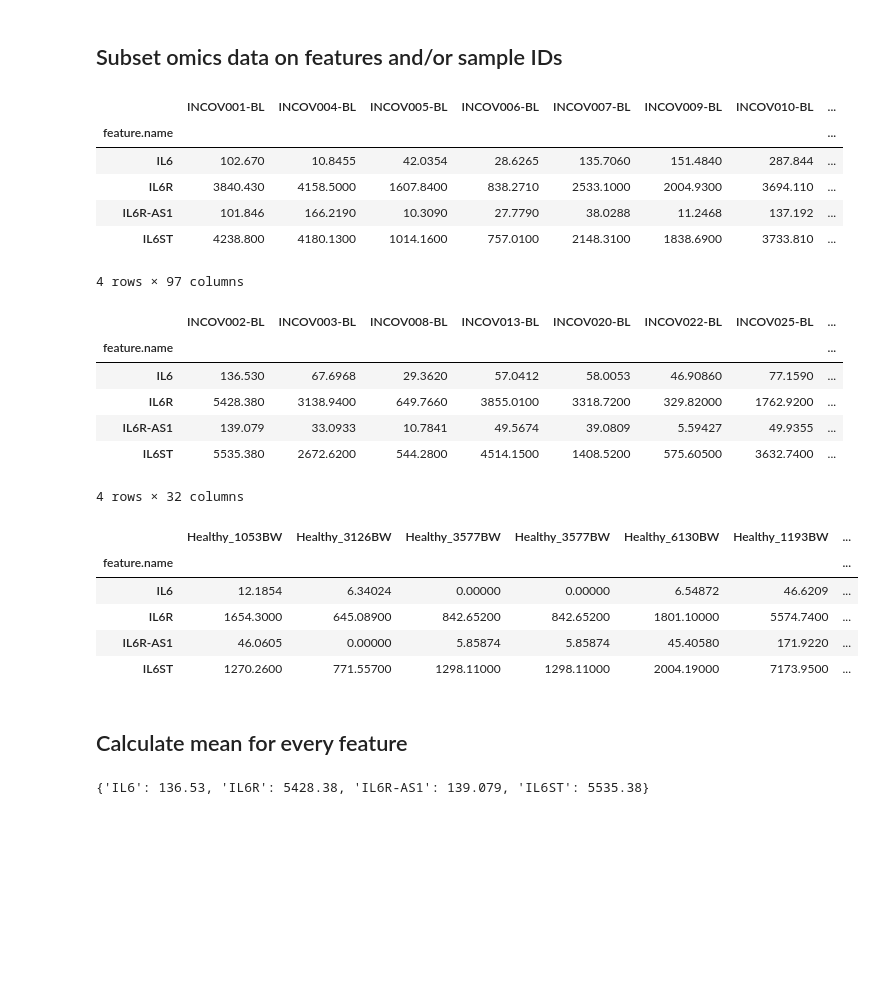
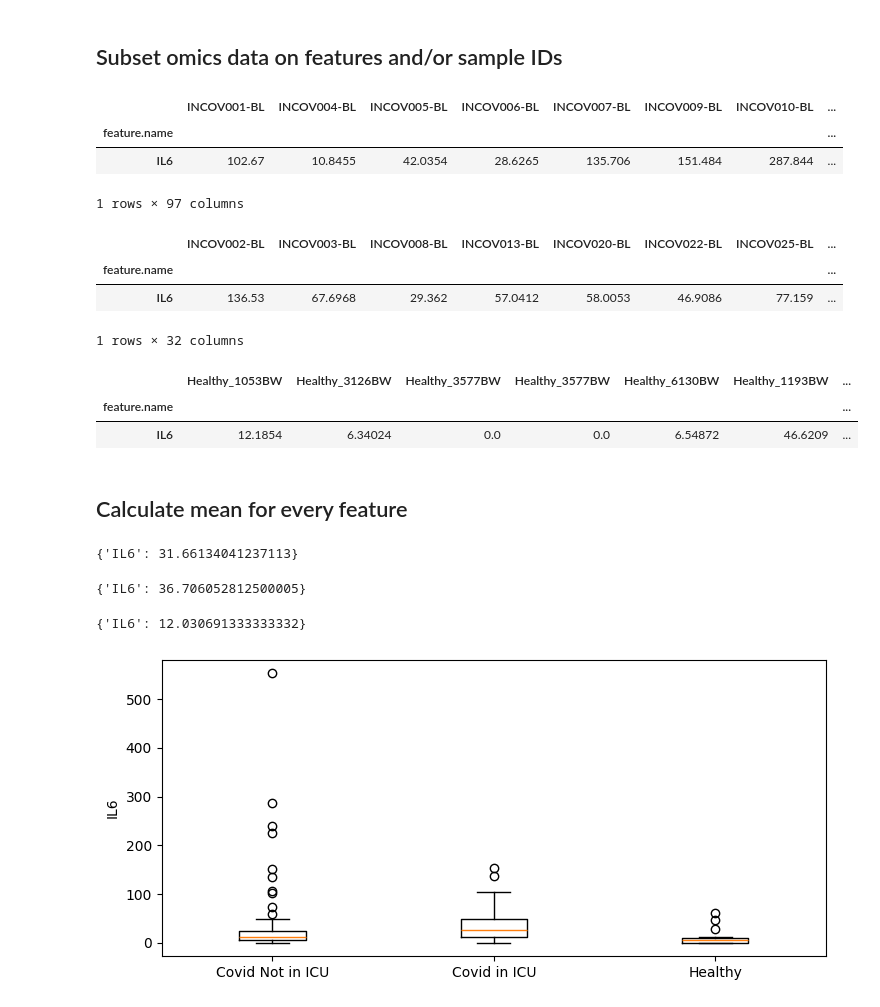
Before and after one commit to Xomics/TWOCdemonstrator, a Jupyter notebook: tools/python_read_omics/IL6.ipynb, the cells around one changed output. Cells and saved outputs as stored; diff of their text form; code cells hidden in the pictures; blank space fills up the shorter version.

Commit message:
Update IL6.ipynb
box plot done

```diff
--- a/tools/python_read_omics/IL6.ipynb
+++ b/tools/python_read_omics/IL6.ipynb
@@ -94,32 +94,29 @@ create_feature_PID(transcriptomics_feature_metadata)
 # %% [markdown]
 ## Subset omics data on features and/or sample IDs
 # %%
-features_list = ['IL6', 'IL6R', 'IL6R-AS1','IL6ST']
+features_list = ['IL6'] #, 'IL6R', 'IL6R-AS1','IL6ST']
 
 #SampleID_CoviNonICU, only -BL, not -AC
 sample_list = ["INCOV001-BL", "INCOV004-BL", "INCOV005-BL",  "INCOV006-BL", "INCOV007-BL",  "INCOV009-BL",  "INCOV010-BL", "INCOV011-BL",  "INCOV012-BL", "INCOV014-BL", "INCOV015-BL", "INCOV016-BL",  "INCOV017-BL", "INCOV018-BL", "INCOV019-BL", "INCOV023-BL",  "INCOV024-BL",  "INCOV027-BL", "INCOV028-BL",
                "INCOV030-BL", "INCOV033-BL", "INCOV034-BL", "INCOV036-BL", "INCOV039-BL", "INCOV040-BL", "INCOV041-BL", "INCOV042-BL", "INCOV043-BL",
                "INCOV044-BL", "INCOV045-BL", "INCOV049-BL", "INCOV050-BL", "INCOV052-BL", "INCOV056-BL", "INCOV057-BL", "INCOV058-BL", "INCOV059-BL",
              "INCOV060-BL", "INCOV061-BL", "INCOV062-BL", "INCOV063-BL", "INCOV066-BL", "INCOV067-BL", "INCOV068-BL", "INCOV069-BL", "INCOV073-BL",
                "INCOV074-BL", "INCOV076-BL", "INCOV077-BL", "INCOV078-BL", "INCOV079-BL", "INCOV081-BL", "INCOV082-BL", "INCOV083-BL", "INCOV088-BL", "INCOV090-BL", "INCOV091-BL",
              "INCOV092-BL", "INCOV093-BL",  "INCOV094-BL", "INCOV097-BL", "INCOV098-BL",  "INCOV100-BL", "INCOV101-BL", "INCOV102-BL", "INCOV103-BL",
                "INCOV104-BL", "INCOV105-BL", "INCOV107-BL", "INCOV108-BL", "INCOV109-BL", "INCOV110-BL", "INCOV112-BL", "INCOV113-BL", "INCOV114-BL",
                 "INCOV116-BL", "INCOV117-BL", "INCOV119-BL", "INCOV120-BL",  "INCOV121-BL",  "INCOV122-BL",  "INCOV123-BL", "INCOV124-BL", "INCOV125-BL",
                "INCOV126-BL",  "INCOV127-BL",  "INCOV128-BL", "INCOV129-BL", "INCOV131-BL",  "INCOV132-BL", "INCOV133-BL", "INCOV134-BL", "INCOV135-BL",
                 "INCOV136-BL", "INCOV141-BL",  "INCOV144-BL",  "INCOV145-BL"]
 
-df_subset = subset_omics_data(df, feature_list=features_list, sample_list=sample_list)
-df_subset
+df_subset_IL6_CovidNonICU = subset_omics_data(df, feature_list=features_list, sample_list=sample_list)
+df_subset_IL6_CovidNonICU
 # %% [output]
 |  | INCOV001-BL | INCOV004-BL | INCOV005-BL | INCOV006-BL | INCOV007-BL | INCOV009-BL | INCOV010-BL | ... |
 | feature.name |  |  |  |  |  |  |  | ... |
-| IL6 | 102.670 | 10.8455 | 42.0354 | 28.6265 | 135.7060 | 151.4840 | 287.844 | ... |
-| IL6R | 3840.430 | 4158.5000 | 1607.8400 | 838.2710 | 2533.1000 | 2004.9300 | 3694.110 | ... |
-| IL6R-AS1 | 101.846 | 166.2190 | 10.3090 | 27.7790 | 38.0288 | 11.2468 | 137.192 | ... |
-| IL6ST | 4238.800 | 4180.1300 | 1014.1600 | 757.0100 | 2148.3100 | 1838.6900 | 3733.810 | ... |
+| IL6 | 102.67 | 10.8455 | 42.0354 | 28.6265 | 135.706 | 151.484 | 287.844 | ... |
-4 rows × 97 columns
+1 rows × 97 columns
 # %%
-features_list = ['IL6', 'IL6R', 'IL6R-AS1','IL6ST']
+features_list = ['IL6'] #, 'IL6R', 'IL6R-AS1','IL6ST']
 
 #SampleID_CovidAndICU, only -BL, no -AB
 sample_list = ["INCOV002-BL","INCOV003-BL","INCOV008-BL","INCOV013-BL","INCOV020-BL","INCOV022-BL","INCOV025-BL","INCOV026-BL",
@@ -131,34 +128,36 @@ sample_list = ["INCOV002-BL","INCOV003-BL","INCOV008-BL","INCOV013-BL","INCOV020
 #,"INCOV035-AC" ,"INCOV047-AC","INCOV051-AC" ,"INCOV053-AC","INCOV070-AC","INCOV071-AC","INCOV072-AC","INCOV075-AC","INCOV080-AC","INCOV086-AC","INCOV087-AC","INCOV096-AC"
 #,"INCOV106-AC","INCOV111-AC","INCOV115-AC","INCOV130-AC","INCOV137-AC" ,"INCOV142-AC"]
 
-df_subset = subset_omics_data(df, feature_list=features_list, sample_list=sample_list)
-df_subset
+df_subset_CovidICU = subset_omics_data(df, feature_list=features_list, sample_list=sample_list)
+df_subset_CovidICU
 # %% [output]
 |  | INCOV002-BL | INCOV003-BL | INCOV008-BL | INCOV013-BL | INCOV020-BL | INCOV022-BL | INCOV025-BL | ... |
 | feature.name |  |  |  |  |  |  |  | ... |
-| IL6 | 136.530 | 67.6968 | 29.3620 | 57.0412 | 58.0053 | 46.90860 | 77.1590 | ... |
-| IL6R | 5428.380 | 3138.9400 | 649.7660 | 3855.0100 | 3318.7200 | 329.82000 | 1762.9200 | ... |
-| IL6R-AS1 | 139.079 | 33.0933 | 10.7841 | 49.5674 | 39.0809 | 5.59427 | 49.9355 | ... |
-| IL6ST | 5535.380 | 2672.6200 | 544.2800 | 4514.1500 | 1408.5200 | 575.60500 | 3632.7400 | ... |
+| IL6 | 136.53 | 67.6968 | 29.362 | 57.0412 | 58.0053 | 46.9086 | 77.159 | ... |
-4 rows × 32 columns
+1 rows × 32 columns
 # %%
-features_list = ['IL6', 'IL6R', 'IL6R-AS1','IL6ST']
+features_list = ['IL6']#, 'IL6R', 'IL6R-AS1','IL6ST']
 
 #SampleID, Healthy individual
 sample_list = ["Healthy_1053BW", "Healthy_3126BW", "Healthy_3577BW", "Healthy_3577BW", "Healthy_6130BW", "Healthy_1193BW", "Healthy_2773BW", "Healthy_2982BW", "Healthy_3283BW", "Healthy_5046BW", "Healthy_7541BW", "Healthy_BP0219101", "Healthy_BP0319250", "Healthy_BP05191345", "Healthy_BP08191115"]
 
-df_subset = subset_omics_data(df, feature_list=features_list, sample_list=sample_list)
-df_subset
+df_subset_healthy = subset_omics_data(df, feature_list=features_list, sample_list=sample_list)
+df_subset_healthy
 # %% [output]
 |  | Healthy_1053BW | Healthy_3126BW | Healthy_3577BW | Healthy_3577BW | Healthy_6130BW | Healthy_1193BW | ... |
 | feature.name |  |  |  |  |  |  | ... |
-| IL6 | 12.1854 | 6.34024 | 0.00000 | 0.00000 | 6.54872 | 46.6209 | ... |
-| IL6R | 1654.3000 | 645.08900 | 842.65200 | 842.65200 | 1801.10000 | 5574.7400 | ... |
-| IL6R-AS1 | 46.0605 | 0.00000 | 5.85874 | 5.85874 | 45.40580 | 171.9220 | ... |
-| IL6ST | 1270.2600 | 771.55700 | 1298.11000 | 1298.11000 | 2004.19000 | 7173.9500 | ... |
+| IL6 | 12.1854 | 6.34024 | 0.0 | 0.0 | 6.54872 | 46.6209 | ... |
 # %% [markdown]
 ## Calculate mean for every feature
 # %%
-calculate_means(df_subset)
+calculate_means(df_subset_IL6_CovidNonICU)
 # %% [output]
-{'IL6': 136.53, 'IL6R': 5428.38, 'IL6R-AS1': 139.079, 'IL6ST': 5535.38}
+{'IL6': 31.66134041237113}
+# %%
+calculate_means(df_subset_CovidICU)
+# %% [output]
+{'IL6': 36.706052812500005}
+# %%
+calculate_means(df_subset_healthy)
+# %% [output]
+{'IL6': 12.030691333333332}
@@ -164,0 +169,18 @@ calculate_means(df_subset)
+# %%
+DF_list= list()
+
+DF_list.extend(df_subset_IL6_CovidNonICU.values.tolist())
+DF_list.extend(df_subset_CovidICU.values.tolist())
+DF_list.extend(df_subset_healthy.values.tolist())
+
+
+# Plot title, axes, and legend
+#plt.title("")
+#plt.xlabel("x-axis label")
+plt.ylabel("IL6")
+#plt.legend()
+#DF_list
+plt.boxplot(DF_list,labels=["Covid Not in ICU","Covid in ICU","Healthy"])
+plt.show()
+# %% [output]
+[figure, added]
```
Also changed, not shown: parts of 4 cells of this notebook.
